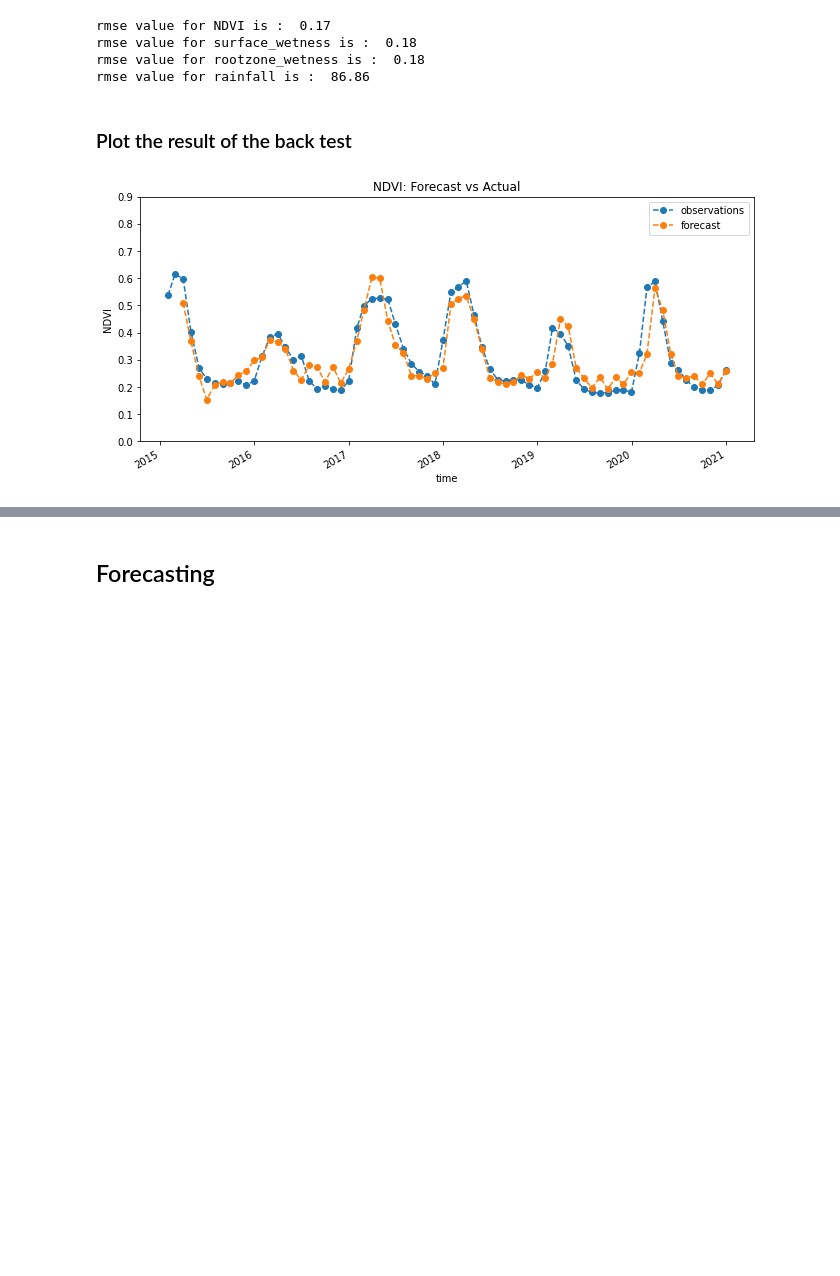
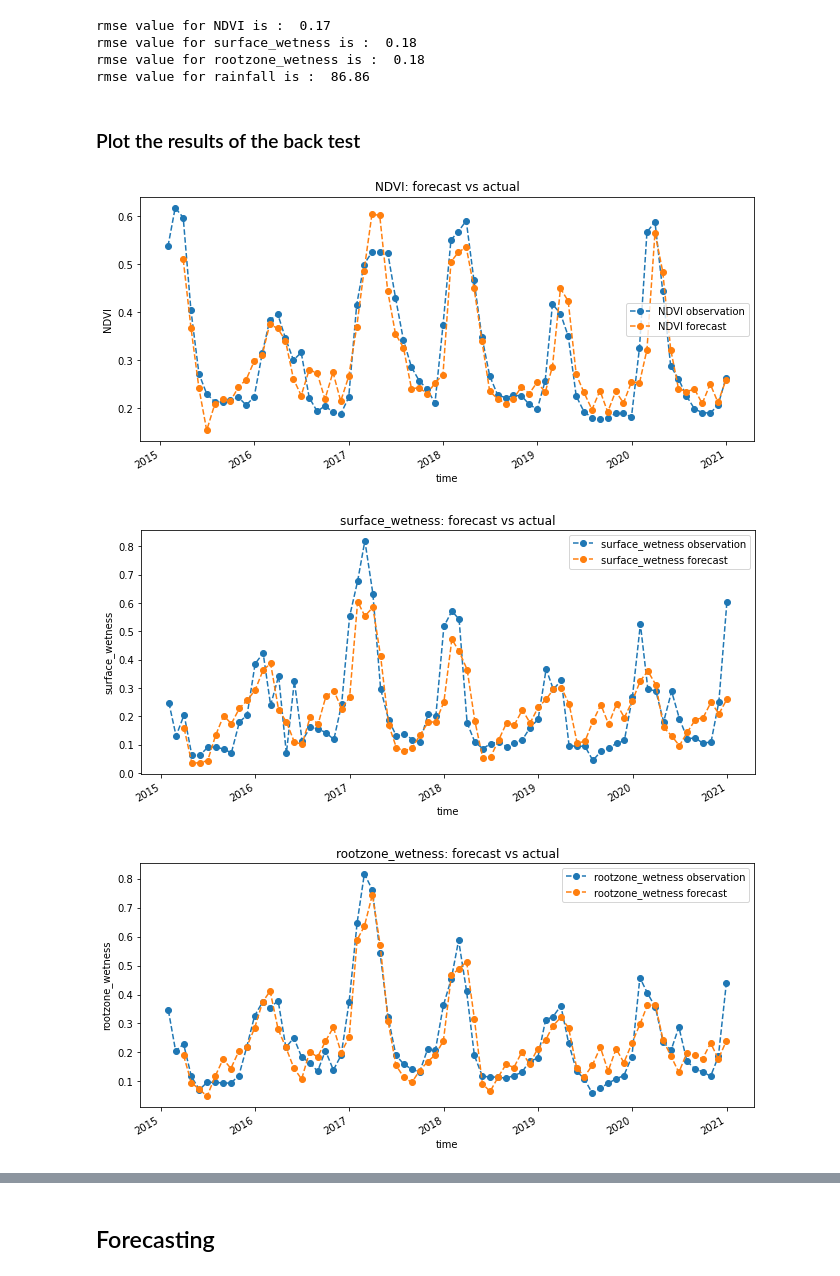
Before and after one commit to cbur24/vegetation_forecasts, a Jupyter notebook: VAR_forecast.ipynb, the cells around one changed output, grey strips where cells are left out. Cells and saved outputs as stored; diff of their text form; code cells hidden in the pictures; blank space fills up the shorter version.

Commit message:
add plots of other vars

```diff
--- a/VAR_forecast.ipynb
+++ b/VAR_forecast.ipynb
@@ -377,14 +377,16 @@ rmse value for surface_wetness is :  0.18
 rmse value for rootzone_wetness is :  0.18
 rmse value for rainfall is :  86.86
 # %% [markdown]
-### Plot the result of the back test
+### Plot the results of the back test
 # %%
-plt.figure(figsize=(11,5))
-plt.plot(ndvi.index, ndvi['NDVI'], label='observations',linestyle='dashed', marker='o')
-fc.NDVI.plot(label='forecast',linestyle='dashed', marker='o')
-plt.ylabel('NDVI')
-plt.title("NDVI: Forecast vs Actual")
-plt.ylim(0.0,0.9)
-plt.legend();
+for col in ndvi.columns:
+    plt.figure(figsize=(11,5))
+    plt.plot(ndvi.index, ndvi[col], label=col+' observation',linestyle='dashed', marker='o')
+    fc[col].plot(label=col+' forecast',linestyle='dashed', marker='o')
+    plt.ylabel(col)
+    plt.title(col+": forecast vs actual")
+    plt.legend();
 # %% [output]
-[figure, old version]
+[figure, new version]
+[figure, added]
+[figure, added]
```
Also changed, not shown: parts of 2 cells of this notebook.
